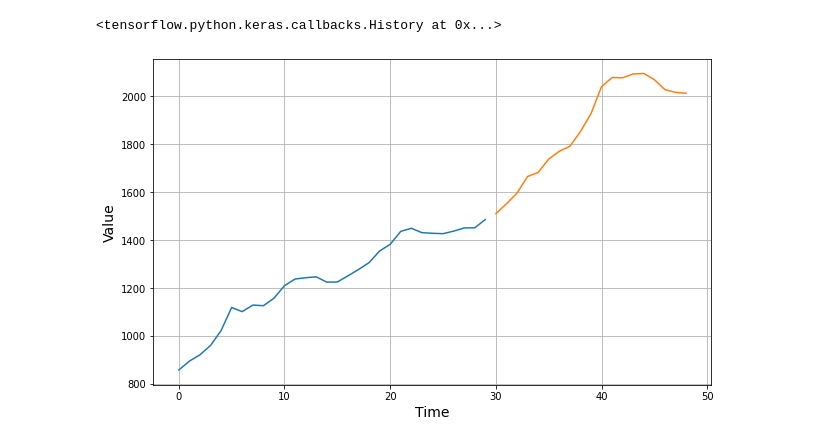
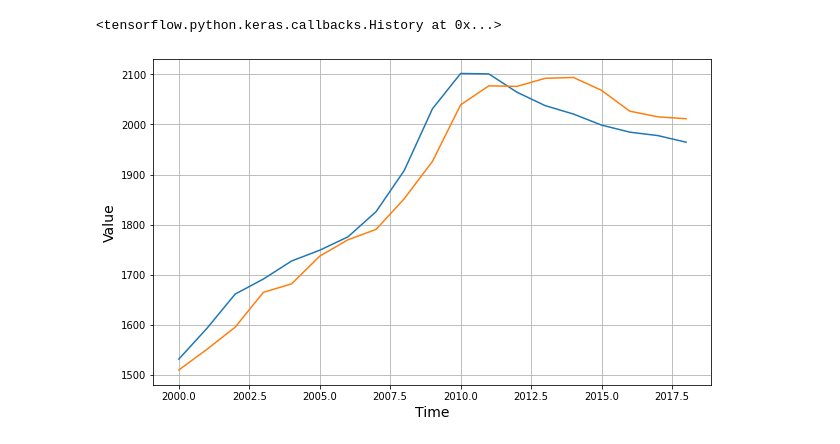
Before and after one commit to Vineet2107/HSO201_CourseProject, a Jupyter notebook: HSO_Arush.ipynb, the cells around one changed output. Saved outputs shown, nothing was run; the diff lists cells and outputs as text; code cells hidden in the pictures.

```diff
--- a/HSO_Arush.ipynb
+++ b/HSO_Arush.ipynb
@@ -617,7 +617,10 @@ df_series_1.head()
 time = []
 series_total_all = []
 
-for item in df_series_1.index:
+# for item in df_series_1.index:
+#   time.append(item)
+
+for item in df_series_1['Year']:
   time.append(item)
 
 for item in df_series_1['Total(All)']:
@@ -750,15 +753,16 @@ Epoch 1000/1000
 # %%
 forecast = []
 
 for tim in range(len(series) - window_size):
   forecast.append(model.predict(series[tim:tim + window_size][np.newaxis]))
 
 forecast = forecast[split_time - window_size:]
 results = np.array(forecast)[:, 0, 0]/10000
 
 plt.figure(figsize = (10,6))
 
-plot_series(range(30), x_train)
-plot_series(range(30, 49), results)
+plot_series(time_val, x_val)
+plot_series(time_val, results)
+# plt.xticks = [range(2000, 2020, 2)]
 # %% [output]
-[figure, old version]
+[figure, new version]
```
Also changed, not shown: parts of 1 cell of this notebook.
